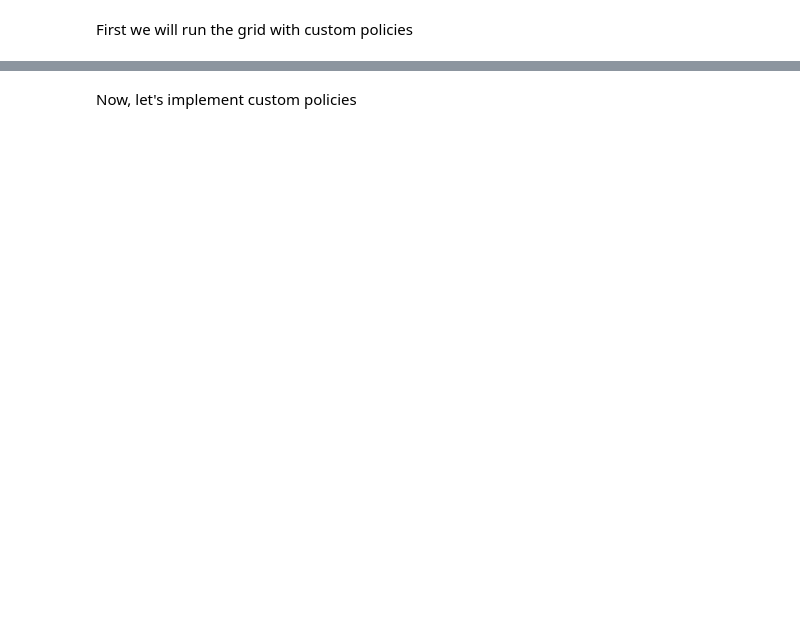
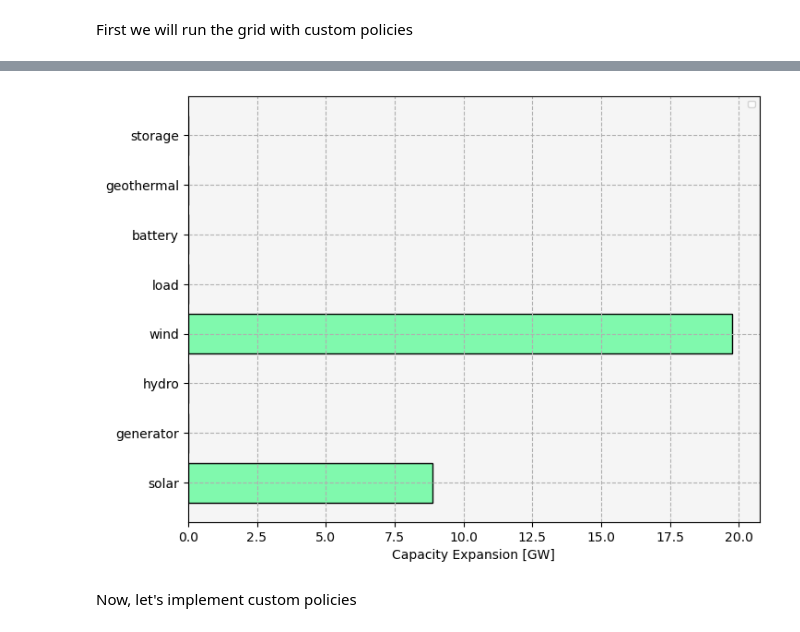
Before and after one commit to ucdavis/good_model, a Jupyter notebook: Example.ipynb, the cells around one changed output, grey strips where cells are left out. Saved outputs shown, nothing was run; the diff lists cells and outputs as text; code cells hidden in the pictures; blank space fills up the shorter version.

```diff
--- a/Example.ipynb
+++ b/Example.ipynb
@@ -124,12 +144,14 @@ _ = vis.plot_generation_by_fuel(ax, solution)
 # %%
 '''
 Plotting capex by fuel
 '''
 deep_reload(vis)
 
 fig, ax = plt.subplots(1, 1, figsize = (8, 6))
 
-_ = vis.plot_capex_by_fuel(ax, solution)
+_ = vis.plot_capex_by_type(ax, solution)
+# %% [output]
+[figure, added]
 # %% [markdown]
 Now, let's implement custom policies
 # %%
```
Also changed, not shown: parts of 16 cells of this notebook, 3 other files.
